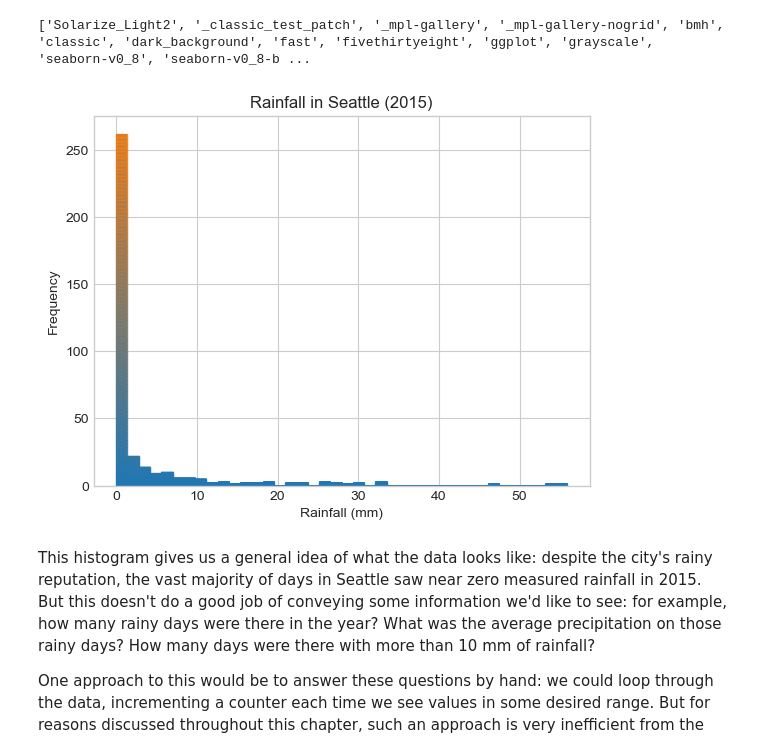
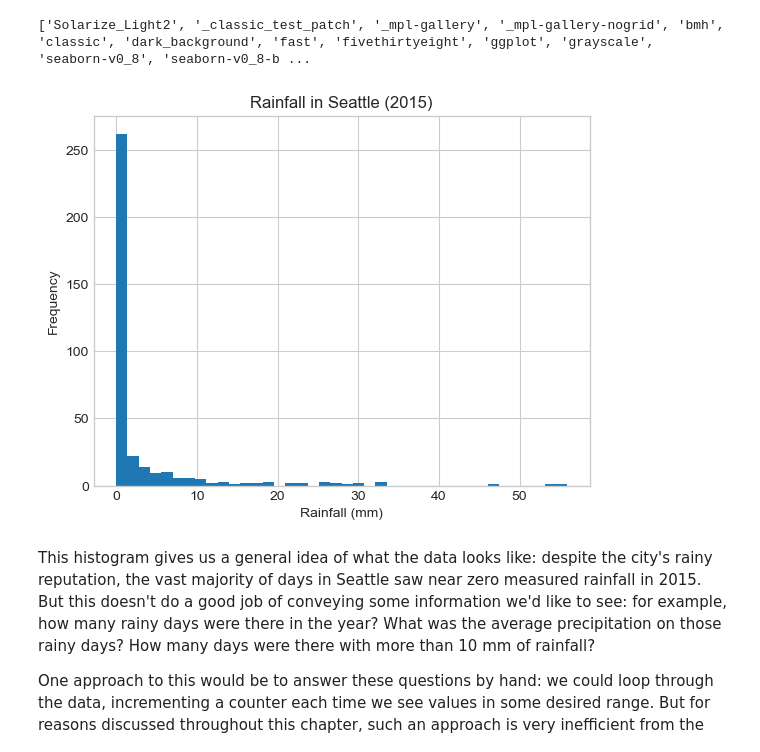
Before and after one commit to khakhakhi/PythonDataScienceHandbook, a Jupyter notebook: notebooks/02.06-Boolean-Arrays-and-Masks.ipynb, the cells around one changed output. Drawn from its saved outputs; the diff is of its cells as text; code cells hidden in the pictures.

```diff
--- a/notebooks/02.06-Boolean-Arrays-and-Masks.ipynb
+++ b/notebooks/02.06-Boolean-Arrays-and-Masks.ipynb
@@ -41,47 +41,47 @@ plt.style.use('seaborn-v0_8-whitegrid')
 # %%
 # plt.hist(rainfall_mm, 40);
 n, bins, patches = plt.hist(rainfall_mm, bins=40)
 
 # # 为每个柱子设置渐变色
 # for i, patch in enumerate(patches):
 #     # 根据柱子的高度（值）设置颜色
 #     color = cmap(i / len(patches))  # 颜色从蓝色渐变到橙色
 #     patch.set_facecolor(color)
 
-# 获取柱子的最大高度
-max_height = max(patch.get_height() for patch in patches)
+# # 获取柱子的最大高度
+# max_height = max(patch.get_height() for patch in patches)
 
-# 为每个柱子设置动态渐变色
-for patch in patches:
-    # 获取柱子的高度和位置
-    x, y = patch.get_xy()
-    width = patch.get_width()
-    height = patch.get_height()
+# # 为每个柱子设置动态渐变色
+# for patch in patches:
+#     # 获取柱子的高度和位置
+#     x, y = patch.get_xy()
+#     width = patch.get_width()
+#     height = patch.get_height()
 
-    # 计算橙色部分的比例（根据柱子的高度）
-    orange_ratio = height / max_height  # 柱子高度占最大高度的比例
+#     # 计算橙色部分的比例（根据柱子的高度）
+#     orange_ratio = height / max_height  # 柱子高度占最大高度的比例
 
-    # 创建渐变色填充
-    gradient = np.linspace(0, orange_ratio, 100)  # 渐变范围动态调整
-    for i, alpha in enumerate(gradient):
-        # 绘制每一段渐变色
-        plt.fill_between(
-            [x, x + width],  # x 范围
-            [y + i * (height / len(gradient)), y + i * (height / len(gradient))],  # y 范围
-            [y + (i + 1) * (height / len(gradient)), y + (i + 1) * (height / len(gradient))],  # y 范围
-            color=cmap(alpha),  # 颜色
-            alpha=0.8  # 透明度
-        )
+#     # 创建渐变色填充
+#     gradient = np.linspace(0, orange_ratio, 100)  # 渐变范围动态调整
+#     for i, alpha in enumerate(gradient):
+#         # 绘制每一段渐变色
+#         plt.fill_between(
+#             [x, x + width],  # x 范围
+#             [y + i * (height / len(gradient)), y + i * (height / len(gradient))],  # y 范围
+#             [y + (i + 1) * (height / len(gradient)), y + (i + 1) * (height / len(gradient))],  # y 范围
+#             color=cmap(alpha),  # 颜色
+#             alpha=0.8  # 透明度
+#         )
 
 # 添加标题和标签
 plt.title("Rainfall in Seattle (2015)")
 plt.xlabel("Rainfall (mm)")
 plt.ylabel("Frequency")
 
 # 显示图表
 plt.show()
 # %% [output]
-[figure, old version]
+[figure, new version]
 # %% [markdown]
 This histogram gives us a general idea of what the data looks like: despite the city's rainy reputation, the vast majority of days in Seattle saw near zero measured rainfall in 2015.
 But this doesn't do a good job of conveying some information we'd like to see: for example, how many rainy days were there in the year? What was the average precipitation on those rainy days? How many days were there with more than 10 mm of rainfall?
```
